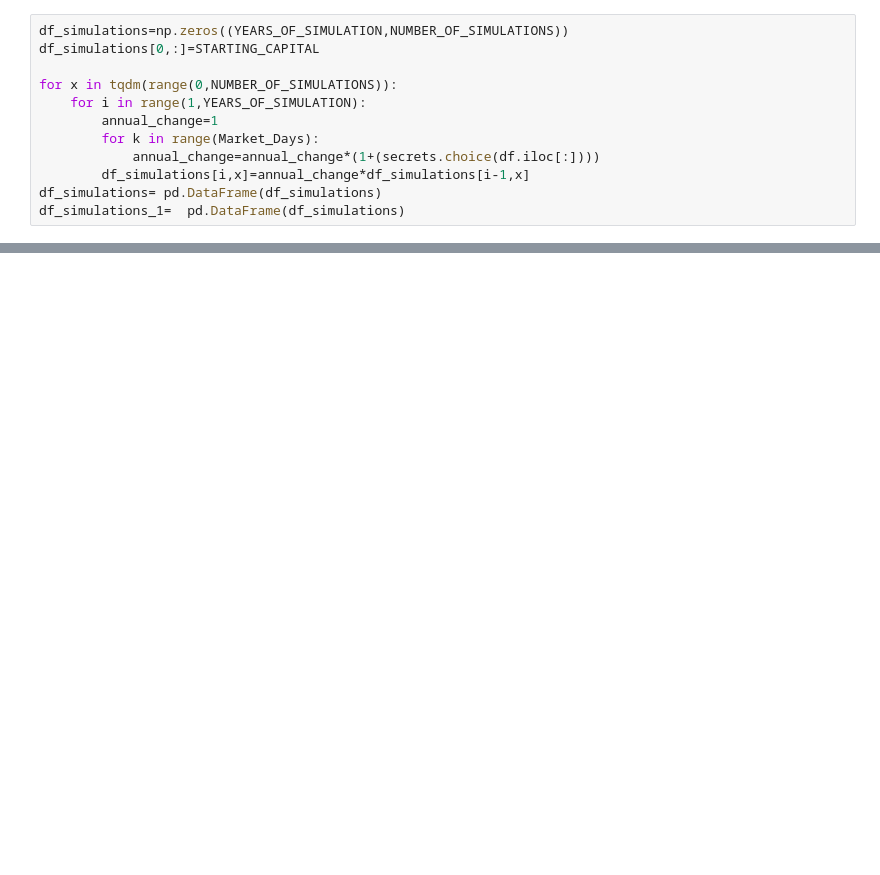
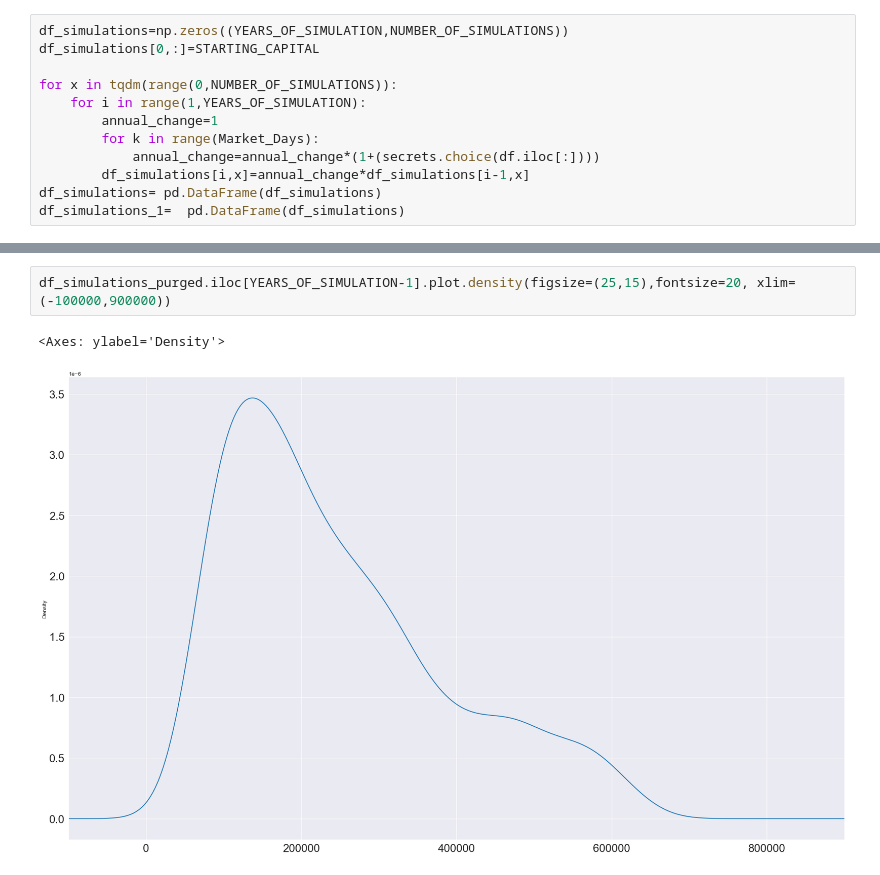
Before and after one commit to mak8427/My-site, a Jupyter notebook: finance/Portfolios/Portfolio1/Portfolio1.ipynb, the cells around one changed output, grey strips where cells are left out. Cells and saved outputs as stored; diff of their text form; blank space fills up the shorter version.

```diff
--- a/finance/Portfolios/Portfolio1/Portfolio1.ipynb
+++ b/finance/Portfolios/Portfolio1/Portfolio1.ipynb
@@ -109,0 +111,5 @@ df_simulations_purged.plot(legend=None,logy=False,fontsize=16,figsize=(25,15),ti
+# %%
+df_simulations_purged.iloc[YEARS_OF_SIMULATION-1].plot.density(figsize=(25,15),fontsize=20, xlim=(-100000,900000))
+# %% [output]
+<Axes: ylabel='Density'>
+[figure, added]
```
Also changed, not shown: parts of 10 cells of this notebook, 1 other file.
